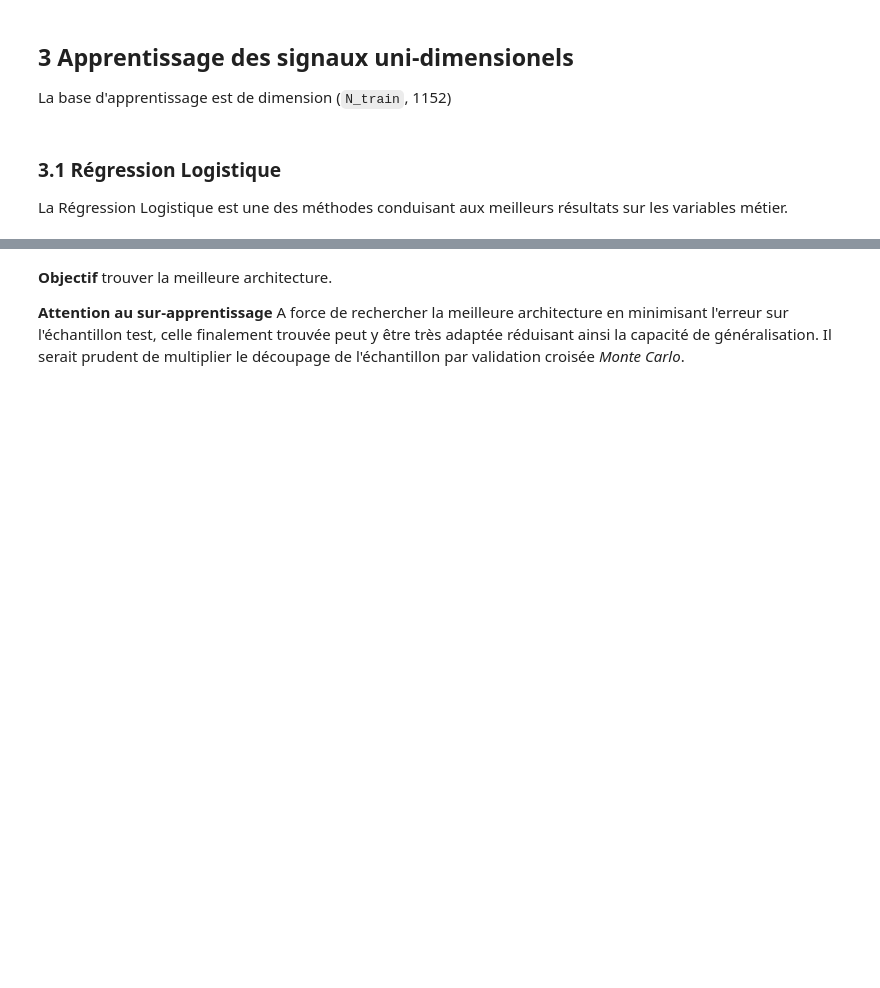
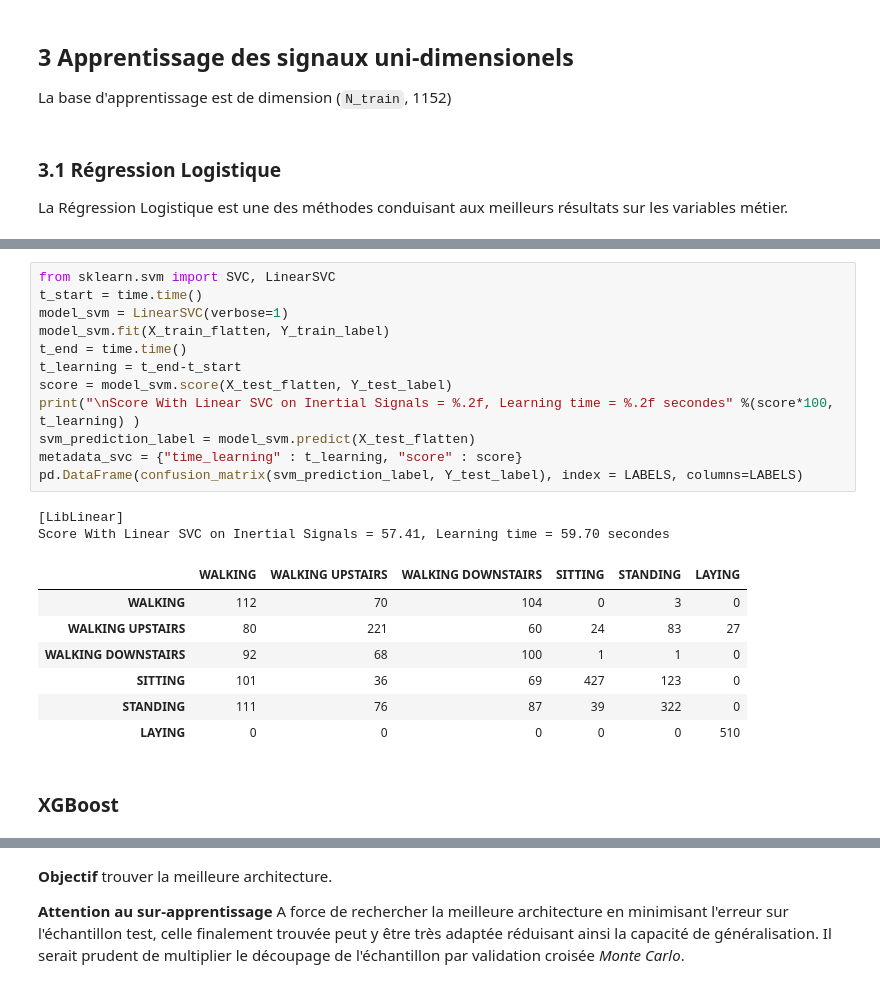
Before and after one commit to eva0marques/Human-recognition-activity-project, a Jupyter notebook: Atelier-HAR-Inertial_data_Keras.ipynb, the cells around one changed output, grey strips where cells are left out. Cells and saved outputs as stored; diff of their text form; blank space fills up the shorter version.

```diff
--- a/Atelier-HAR-Inertial_data_Keras.ipynb
+++ b/Atelier-HAR-Inertial_data_Keras.ipynb
@@ -252,0 +226,24 @@ Un réseau de neurones classique est appris sur les données au même format que
+# %%
+from sklearn.svm import SVC, LinearSVC
+t_start = time.time()
+model_svm = LinearSVC(verbose=1)
+model_svm.fit(X_train_flatten, Y_train_label)
+t_end = time.time()
+t_learning = t_end-t_start
+score = model_svm.score(X_test_flatten, Y_test_label)
+print("\nScore With Linear SVC on Inertial Signals = %.2f, Learning time = %.2f secondes" %(score*100, t_learning) )
+svm_prediction_label = model_svm.predict(X_test_flatten)
+metadata_svc = {"time_learning" : t_learning, "score" : score}
+pd.DataFrame(confusion_matrix(svm_prediction_label, Y_test_label), index = LABELS, columns=LABELS)
+# %% [output]
+[LibLinear]
+Score With Linear SVC on Inertial Signals = 57.41, Learning time = 59.70 secondes
+|  | WALKING | WALKING UPSTAIRS | WALKING DOWNSTAIRS | SITTING | STANDING | LAYING |
+| WALKING | 112 | 70 | 104 | 0 | 3 | 0 |
+| WALKING UPSTAIRS | 80 | 221 | 60 | 24 | 83 | 27 |
+| WALKING DOWNSTAIRS | 92 | 68 | 100 | 1 | 1 | 0 |
+| SITTING | 101 | 36 | 69 | 427 | 123 | 0 |
+| STANDING | 111 | 76 | 87 | 39 | 322 | 0 |
+| LAYING | 0 | 0 | 0 | 0 | 0 | 510 |
+# %% [markdown]
+### XGBoost
```
Also changed, not shown: parts of 41 cells of this notebook, 2 other files.
